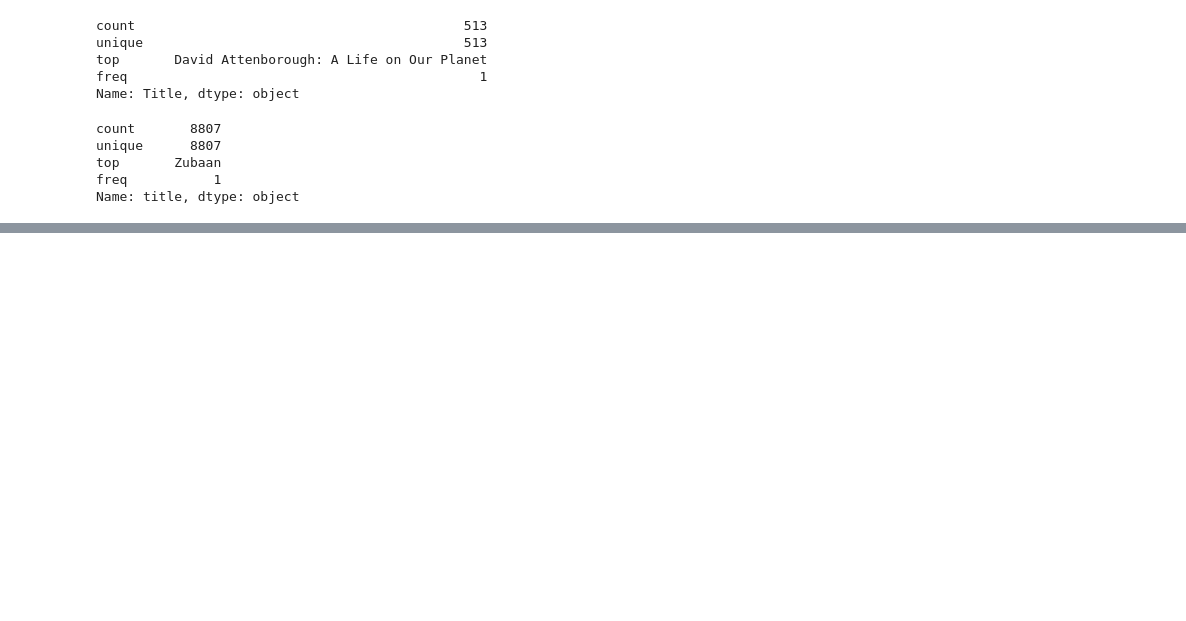
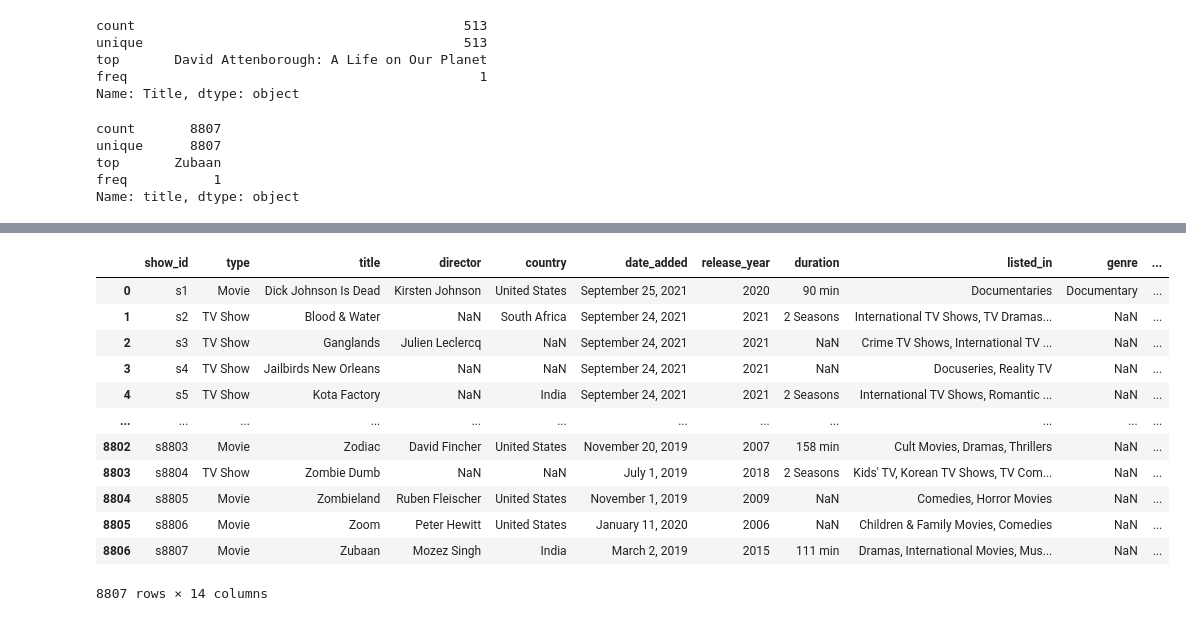
Before and after one commit to apelsito/laboratorio-modulo2-leccion02-eda-union, a Jupyter notebook: laboratorio-modulo2-leccion02-eda-union.ipynb, the cells around one changed output, grey strips where cells are left out. Cells and saved outputs as stored; diff of their text form; code cells hidden in the pictures; blank space fills up the shorter version.

```diff
--- a/laboratorio-modulo2-leccion02-eda-union.ipynb
+++ b/laboratorio-modulo2-leccion02-eda-union.ipynb
@@ -464,0 +525,18 @@ En **netflix_titles.csv**
+# %%
+# Encontrar duplicados entre tablas
+unir_info = netflix_titulos.merge(netflix_originales, on=["title"],how="left")
+unir_info
+# %% [output]
+|  | show_id | type | title | director | country | date_added | release_year | duration | listed_in | genre | ... |
+| 0 | s1 | Movie | Dick Johnson Is Dead | Kirsten Johnson | United States | September 25, 2021 | 2020 | 90 min | Documentaries | Documentary | ... |
+| 1 | s2 | TV Show | Blood & Water | NaN | South Africa | September 24, 2021 | 2021 | 2 Seasons | International TV Shows, TV Dramas... | NaN | ... |
+| 2 | s3 | TV Show | Ganglands | Julien Leclercq | NaN | September 24, 2021 | 2021 | NaN | Crime TV Shows, International TV ... | NaN | ... |
+| 3 | s4 | TV Show | Jailbirds New Orleans | NaN | NaN | September 24, 2021 | 2021 | NaN | Docuseries, Reality TV | NaN | ... |
+| 4 | s5 | TV Show | Kota Factory | NaN | India | September 24, 2021 | 2021 | 2 Seasons | International TV Shows, Romantic ... | NaN | ... |
+| ... | ... | ... | ... | ... | ... | ... | ... | ... | ... | ... | ... |
+| 8802 | s8803 | Movie | Zodiac | David Fincher | United States | November 20, 2019 | 2007 | 158 min | Cult Movies, Dramas, Thrillers | NaN | ... |
+| 8803 | s8804 | TV Show | Zombie Dumb | NaN | NaN | July 1, 2019 | 2018 | 2 Seasons | Kids' TV, Korean TV Shows, TV Com... | NaN | ... |
+| 8804 | s8805 | Movie | Zombieland | Ruben Fleischer | United States | November 1, 2019 | 2009 | NaN | Comedies, Horror Movies | NaN | ... |
+| 8805 | s8806 | Movie | Zoom | Peter Hewitt | United States | January 11, 2020 | 2006 | NaN | Children & Family Movies, Comedies | NaN | ... |
+| 8806 | s8807 | Movie | Zubaan | Mozez Singh | India | March 2, 2019 | 2015 | 111 min | Dramas, International Movies, Mus... | NaN | ... |
+8807 rows × 14 columns
```
Also changed, not shown: parts of 14 cells of this notebook, 1 other file.
